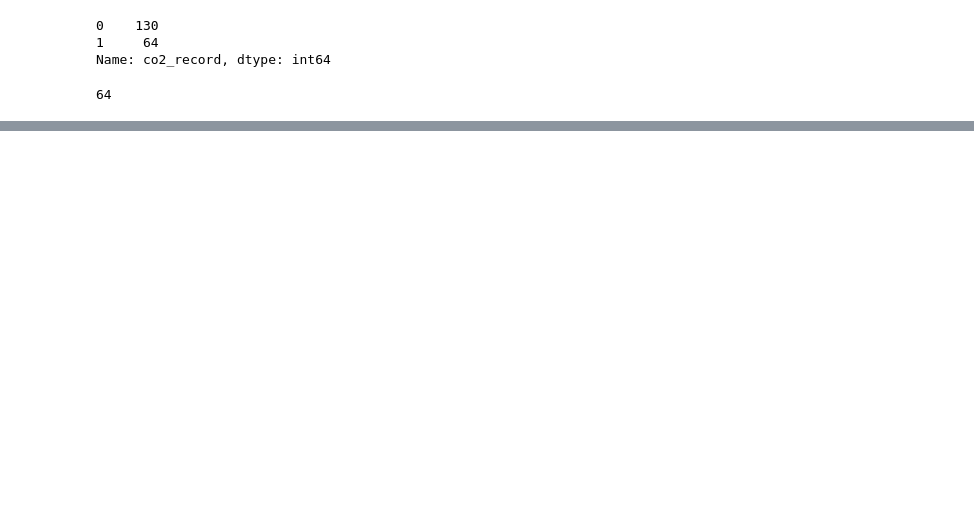
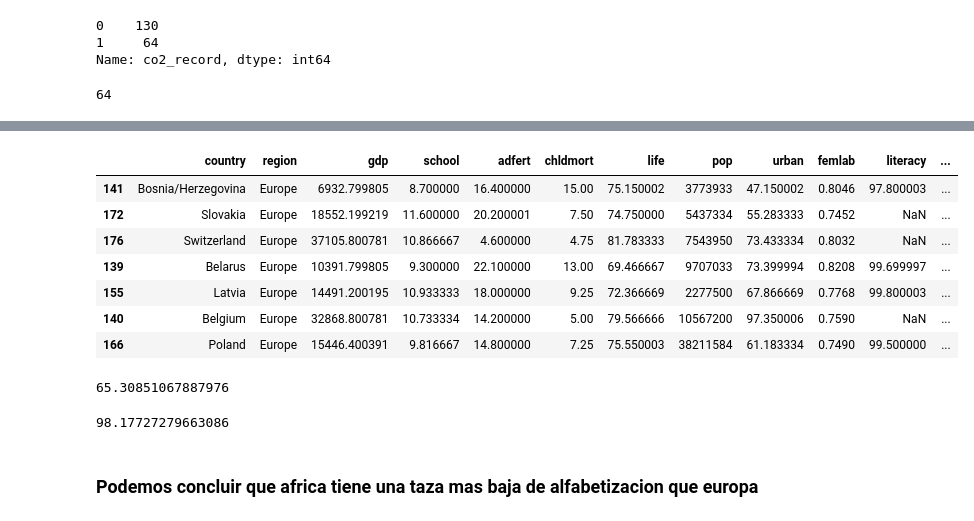
Before and after one commit to Denniels/data_analytic, a Jupyter notebook: nations.ipynb, the cells around one changed output, grey strips where cells are left out. Cells and saved outputs as stored; diff of their text form; code cells hidden in the pictures; blank space fills up the shorter version.

```diff
--- a/nations.ipynb
+++ b/nations.ipynb
@@ -270,0 +312,22 @@ df_nations['co2_record'].value_counts()[1]
+# %%
+df_europa = df_nations[df_nations['region'] == 'Europe']
+df_europa.sample(7)
+# %% [output]
+|  | country | region | gdp | school | adfert | chldmort | life | pop | urban | femlab | literacy | ... |
+| 141 | Bosnia/Herzegovina | Europe | 6932.799805 | 8.700000 | 16.400000 | 15.00 | 75.150002 | 3773933 | 47.150002 | 0.8046 | 97.800003 | ... |
+| 172 | Slovakia | Europe | 18552.199219 | 11.600000 | 20.200001 | 7.50 | 74.750000 | 5437334 | 55.283333 | 0.7452 | NaN | ... |
+| 176 | Switzerland | Europe | 37105.800781 | 10.866667 | 4.600000 | 4.75 | 81.783333 | 7543950 | 73.433334 | 0.8032 | NaN | ... |
+| 139 | Belarus | Europe | 10391.799805 | 9.300000 | 22.100000 | 13.00 | 69.466667 | 9707033 | 73.399994 | 0.8208 | 99.699997 | ... |
+| 155 | Latvia | Europe | 14491.200195 | 10.933333 | 18.000000 | 9.25 | 72.366669 | 2277500 | 67.866669 | 0.7768 | 99.800003 | ... |
+| 140 | Belgium | Europe | 32868.800781 | 10.733334 | 14.200000 | 5.00 | 79.566666 | 10567200 | 97.350006 | 0.7590 | NaN | ... |
+| 166 | Poland | Europe | 15446.400391 | 9.816667 | 14.800000 | 7.25 | 75.550003 | 38211584 | 61.183334 | 0.7490 | 99.500000 | ... |
+# %%
+df_africa['literacy'].mean()
+# %% [output]
+65.30851067887976
+# %%
+df_europa['literacy'].mean()
+# %% [output]
+98.17727279663086
+# %% [markdown]
+### Podemos concluir que africa tiene una taza mas baja de alfabetizacion que europa
```
Also changed, not shown: parts of 3 cells of this notebook.
